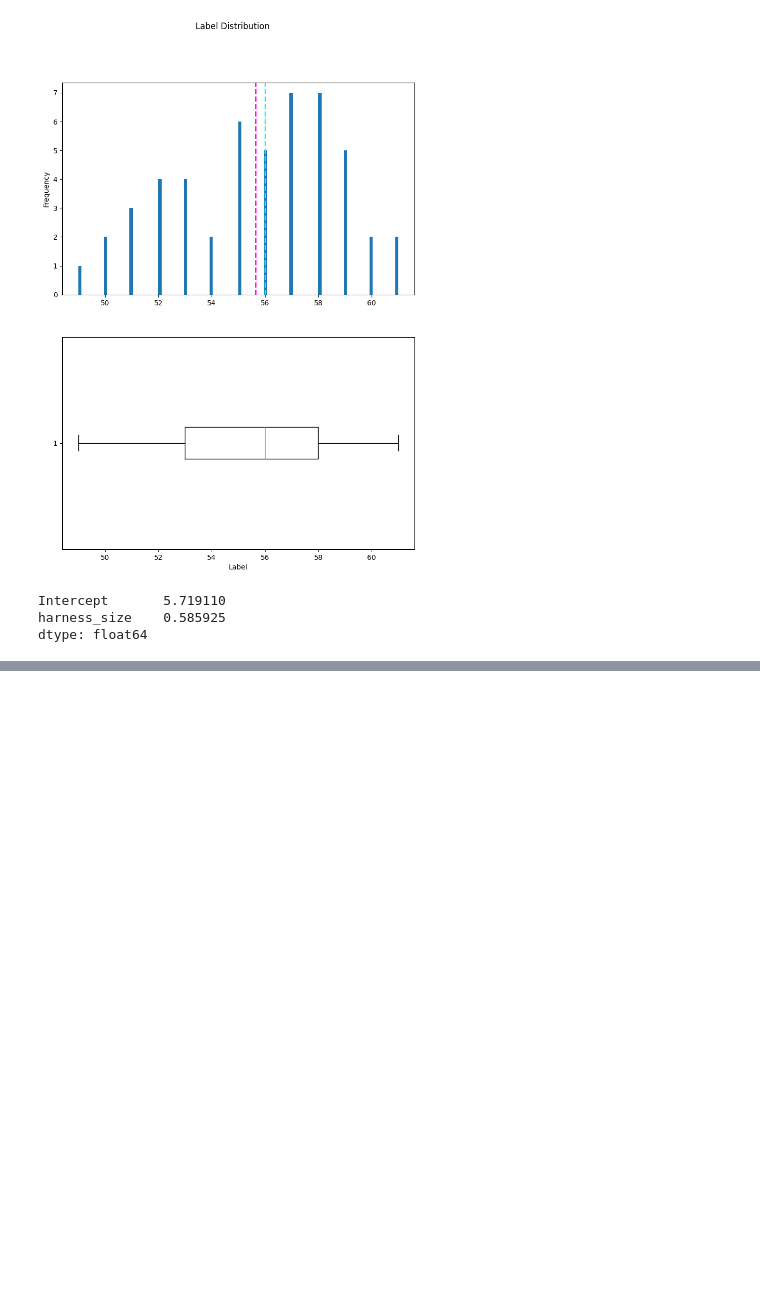
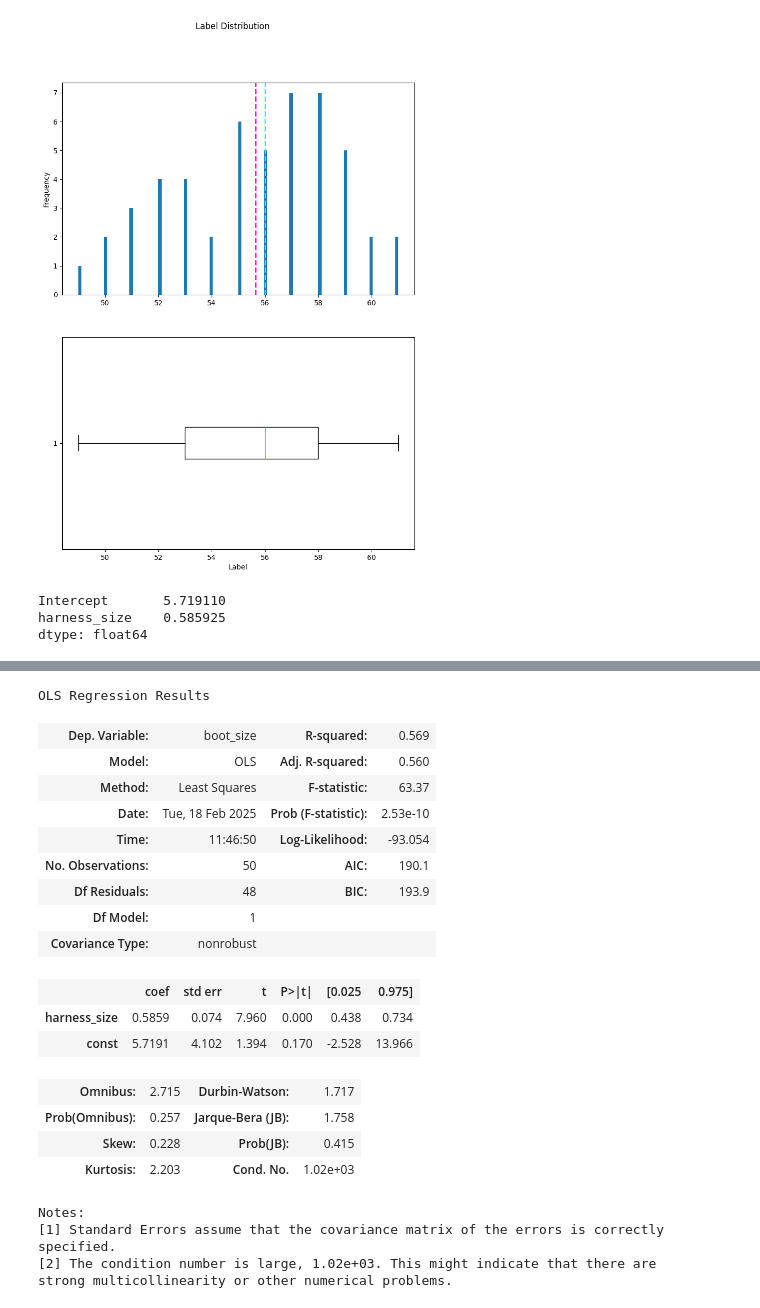
Before and after one commit to RMakelai/Experiments, a Jupyter notebook: Notebooks/Reg_experiment.ipynb, the cells around one changed output, grey strips where cells are left out. Cells and saved outputs as stored; diff of their text form; code cells hidden in the pictures; blank space fills up the shorter version.

```diff
--- a/Notebooks/Reg_experiment.ipynb
+++ b/Notebooks/Reg_experiment.ipynb
@@ -118,0 +155,28 @@ plt.legend()
+# %%
+X = df[["harness_size"]].assign(const=1)
+y = df[["boot_size"]]
+model3 = sm.OLS(y, X)
+result_model3 = model3.fit()
+result_model3.summary()
+# %% [output]
+OLS Regression Results
+| Dep. Variable: | boot_size | R-squared: | 0.569 |
+| Model: | OLS | Adj. R-squared: | 0.560 |
+| Method: | Least Squares | F-statistic: | 63.37 |
+| Date: | Tue, 18 Feb 2025 | Prob (F-statistic): | 2.53e-10 |
+| Time: | 11:46:50 | Log-Likelihood: | -93.054 |
+| No. Observations: | 50 | AIC: | 190.1 |
+| Df Residuals: | 48 | BIC: | 193.9 |
+| Df Model: | 1 |  |  |
+| Covariance Type: | nonrobust |  |  |
+|  | coef | std err | t | P>|t| | [0.025 | 0.975] |
+| harness_size | 0.5859 | 0.074 | 7.960 | 0.000 | 0.438 | 0.734 |
+| const | 5.7191 | 4.102 | 1.394 | 0.170 | -2.528 | 13.966 |
+| Omnibus: | 2.715 | Durbin-Watson: | 1.717 |
+| Prob(Omnibus): | 0.257 | Jarque-Bera (JB): | 1.758 |
+| Skew: | 0.228 | Prob(JB): | 0.415 |
+| Kurtosis: | 2.203 | Cond. No. | 1.02e+03 |
+Notes:
+[1] Standard Errors assume that the covariance matrix of the errors is correctly specified.
+[2] The condition number is large, 1.02e+03. This might indicate that there are
+strong multicollinearity or other numerical problems.
```
Also changed, not shown: parts of 5 cells of this notebook.
